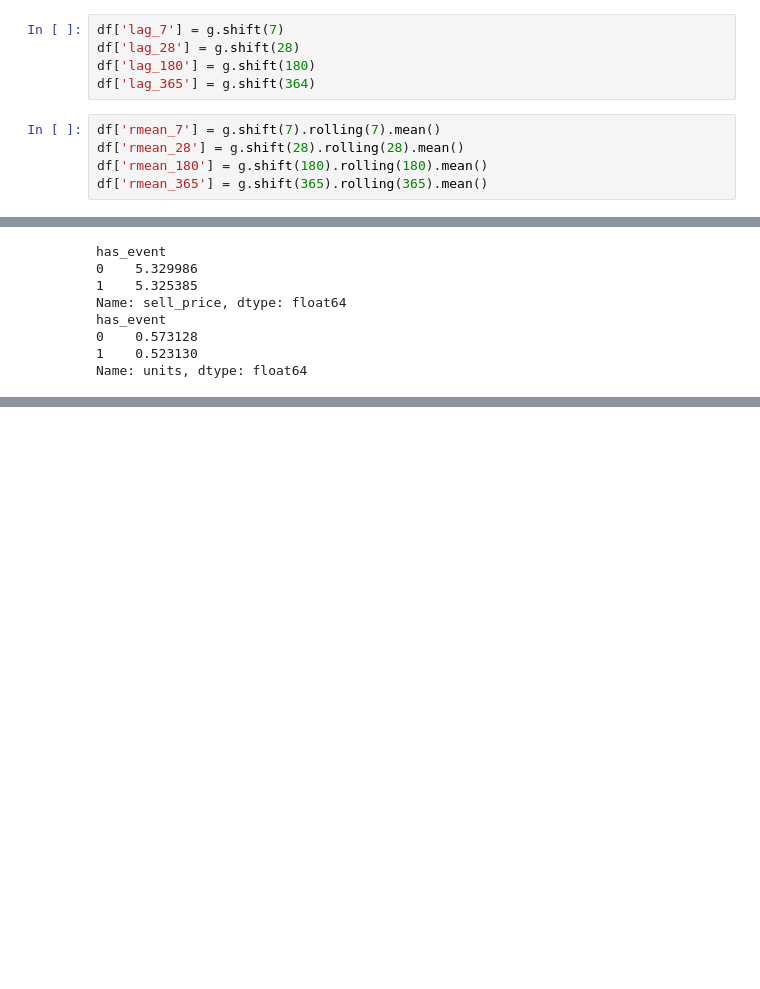
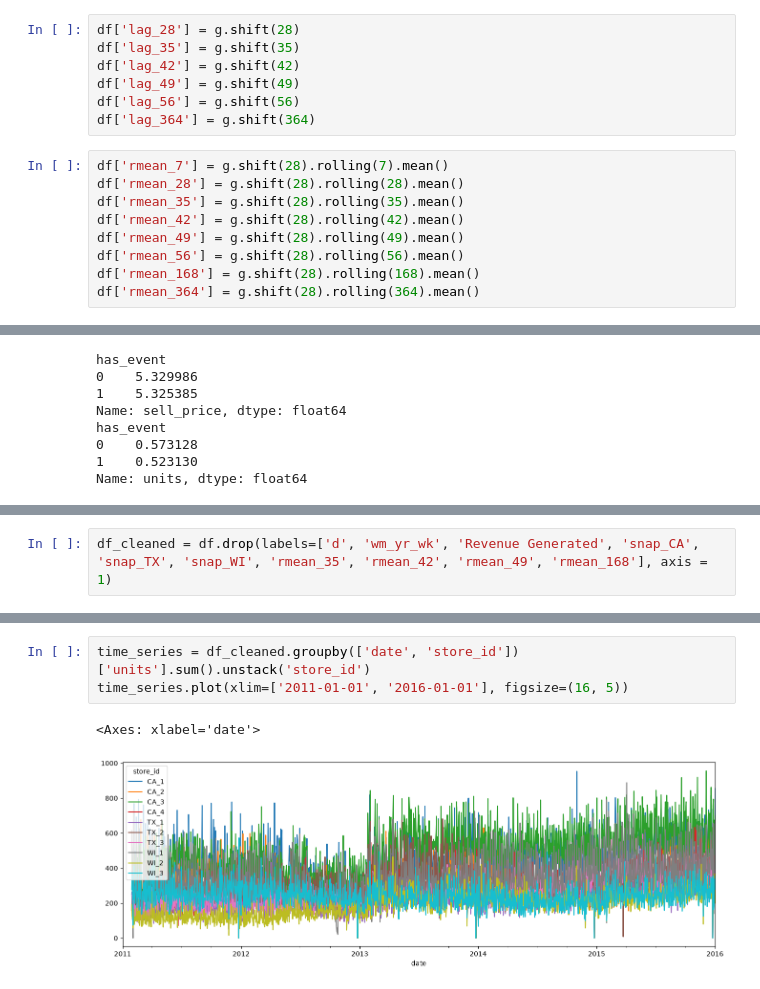
Before and after one commit to Hassan3924/M5-Forecasting, a Jupyter notebook: main.ipynb, the cells around one changed output, grey strips where cells are left out. Cells and saved outputs as stored; diff of their text form; blank space fills up the shorter version.

Commit message:
Visualizing rolling average

```diff
--- a/main.ipynb
+++ b/main.ipynb
@@ -799,15 +799,21 @@ df.head()
 # %%
 g = df.groupby('id', observed = True)['units']
 # %%
-df['lag_7'] = g.shift(7)
 df['lag_28'] = g.shift(28)
-df['lag_180'] = g.shift(180)
-df['lag_365'] = g.shift(364)
+df['lag_35'] = g.shift(35)
+df['lag_42'] = g.shift(42)
+df['lag_49'] = g.shift(49)
+df['lag_56'] = g.shift(56)
+df['lag_364'] = g.shift(364)
 # %%
-df['rmean_7'] = g.shift(7).rolling(7).mean()
+df['rmean_7'] = g.shift(28).rolling(7).mean()
 df['rmean_28'] = g.shift(28).rolling(28).mean()
-df['rmean_180'] = g.shift(180).rolling(180).mean()
-df['rmean_365'] = g.shift(365).rolling(365).mean()
+df['rmean_35'] = g.shift(28).rolling(35).mean()
+df['rmean_42'] = g.shift(28).rolling(42).mean()
+df['rmean_49'] = g.shift(28).rolling(49).mean()
+df['rmean_56'] = g.shift(28).rolling(56).mean()
+df['rmean_168'] = g.shift(28).rolling(168).mean()
+df['rmean_364'] = g.shift(28).rolling(364).mean()
 # %%
 df.columns
 # %% [output]
@@ -990,0 +979,2 @@ df.columns.to_list()
+# %%
+df_cleaned = df.drop(labels=['d', 'wm_yr_wk', 'Revenue Generated', 'snap_CA', 'snap_TX', 'snap_WI', 'rmean_35', 'rmean_42', 'rmean_49', 'rmean_168'], axis = 1)
@@ -990,0 +990,6 @@ df.columns.to_list()
+# %%
+time_series = df_cleaned.groupby(['date', 'store_id'])['units'].sum().unstack('store_id')
+time_series.plot(xlim=['2011-01-01', '2016-01-01'], figsize=(16, 5))
+# %% [output]
+<Axes: xlabel='date'>
+[figure, added]
```
Also changed, not shown: parts of 5 cells of this notebook.
